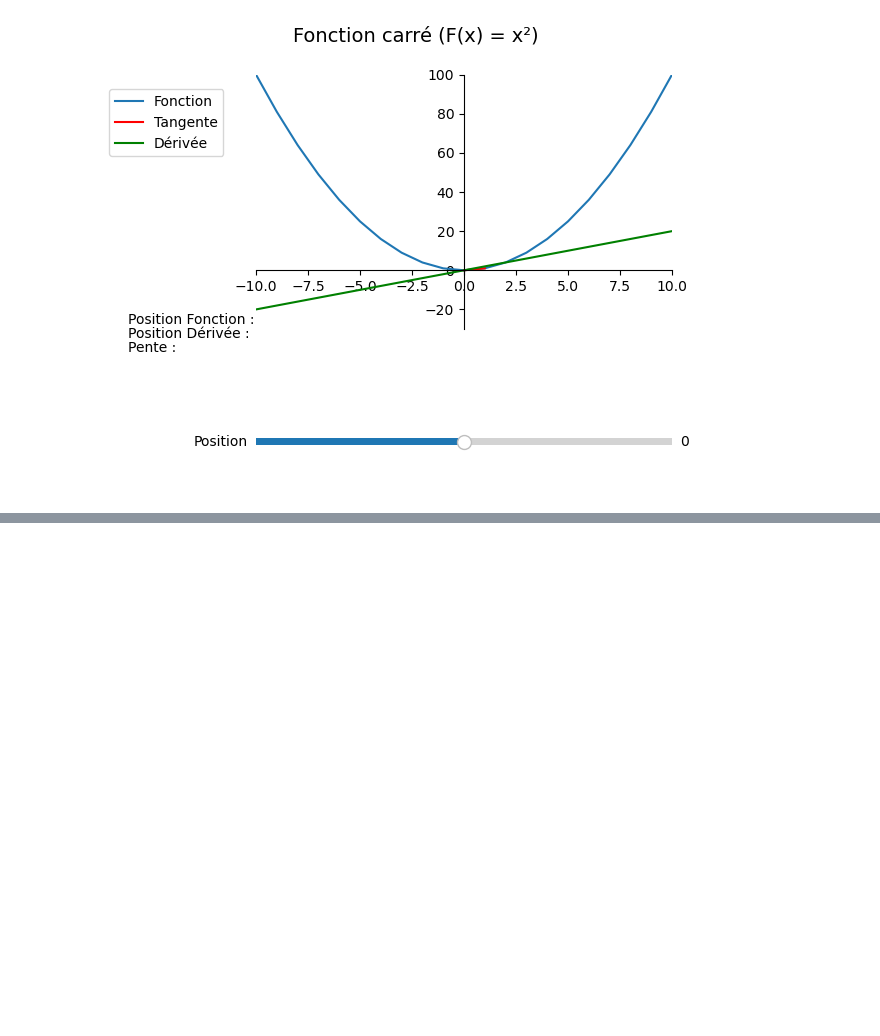
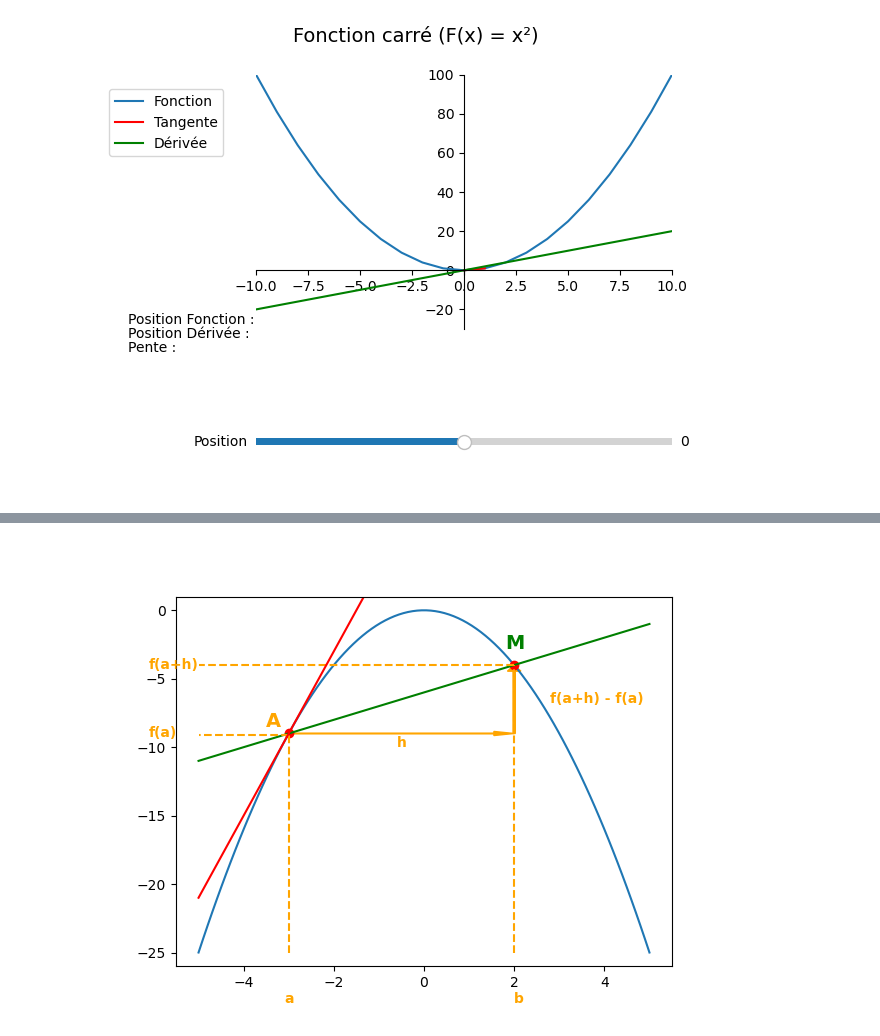
Before and after one commit to adann0/maths, a Jupyter notebook: 5. Analyse et systèmes dynamiques/A. Approche élémentaire des fonctions/03. Tangente.ipynb, the cells around one changed output, grey strips where cells are left out. Saved outputs shown, nothing was run; the diff lists cells and outputs as text; code cells hidden in the pictures; blank space fills up the shorter version.

```diff
--- a/5. Analyse et systèmes dynamiques/A. Approche élémentaire des fonctions/03. Tangente.ipynb
+++ b/5. Analyse et systèmes dynamiques/A. Approche élémentaire des fonctions/03. Tangente.ipynb
@@ -150,0 +193,76 @@ Pour plus d'informations : https://fr.wikipedia.org/wiki/Tangente_(g%C3%A9om%C3%
+# %%
+import matplotlib.pyplot as plt
+import numpy as np
+
+# Définition de la fonction parabolique
+def f(x):
+    return -x**2
+
+# Génération des données pour la courbe
+x = np.linspace(-5, 5, 100)
+y = f(x)
+
+# Définition de la droite sécante
+a = -3
+b = 3
+m = (f(b) - f(a)) / (b - a)
+p = f(a) - m*a
+y_sec = m*x + p
+
+# Calcul des points d'intersection de la droite avec la parabole
+if m != 0:
+    x_int = -p/m
+    y_int = f(x_int)
+else:
+    x_int = a
+    y_int = f(a)
+
+# Coordonnées du deuxième point B
+x_int_b = 2
+m_b = (f(x_int_b) - f(x_int)) / (x_int_b - x_int)
+if m_b != 0:
+    p_b = f(x_int) - m_b*x_int
+    y_int_b = m_b*x_int_b + p_b
+else:
+    y_int_b = f(x_int_b)
+
+# Nouvelle droite entre A et B
+m_new = (y_int_b - y_int) / (x_int_b - x_int)
+p_new = y_int - m_new*x_int
+y_sec_new = m_new*x + p_new
+
+# Coordonnées du milieu entre A et B
+x_mid = (x_int + x_int_b) / 2
+y_mid = (y_int + y_int_b) / 2
+
+# Création du graphique
+fig, ax = plt.subplots()
+ax.plot(x, y)
+ax.plot([x_int, x_int_b], [y_int, y_int_b], 'ro')
+ax.plot(x, y_sec_new, 'green', label='Droite entre A et B')
+ax.annotate('A', xy=(x_int, y_int), xytext=(-3.5, -8.5), color='orange', fontsize=14, fontweight='bold')
+ax.annotate('M', xy=(x_int_b, y_int_b), xytext=(1.8, -2.8), color='green', fontsize=14, fontweight='bold')
+ax.plot([x_int, x_int], [-25, f(x_int)], linestyle='--', color='orange')
+ax.plot([x_int_b, x_int_b], [-25, f(x_int_b)], linestyle='--', color='orange')
+ax.arrow(x_int, y_int, x_int_b - x_int, 0, color='orange', width=0.05, head_width=0.3, length_includes_head=True)
+ax.arrow(x_int_b, y_int, 0, y_int_b - y_int, color='orange', width=0.05, head_width=0.3, length_includes_head=True)
+ax.text((x_int + x_int_b)/2, y_int - 0.2, 'h', ha='center', va='top', color='orange', fontweight='bold')
+
+ax.plot([-3, -5], [-9.1, -9.1], linestyle='--', color='orange')
+ax.plot([2, -5], [-4, -4], linestyle='--', color='orange')
+
+
+ax.text(x_int_b + 0.8, (y_int + y_int_b)/2, 'f(a+h) - f(a)', ha='left', va='center', color='orange', fontweight='bold')
+ax.text(x_int_b - 8.1, -9, 'f(a)', ha='left', va='center', color='orange', fontweight='bold')
+ax.text(x_int_b - 8.1, -4, 'f(a+h)', ha='left', va='center', color='orange', fontweight='bold')
+
+ax.text(-3.1, -28.4, 'a', ha='left', va='center', color='orange', fontweight='bold')
+ax.text(2, -28.4, 'b', ha='left', va='center', color='orange', fontweight='bold')
+
+
+ax.plot(x, 6*(x+3) - 9, 'red', label='Tangente au point A')
+ax.set_ylim(-26, 1)
+
+plt.show()
+# %% [output]
+[figure, added]
```
Also changed, not shown: parts of 9 cells of this notebook, 14 other files.
